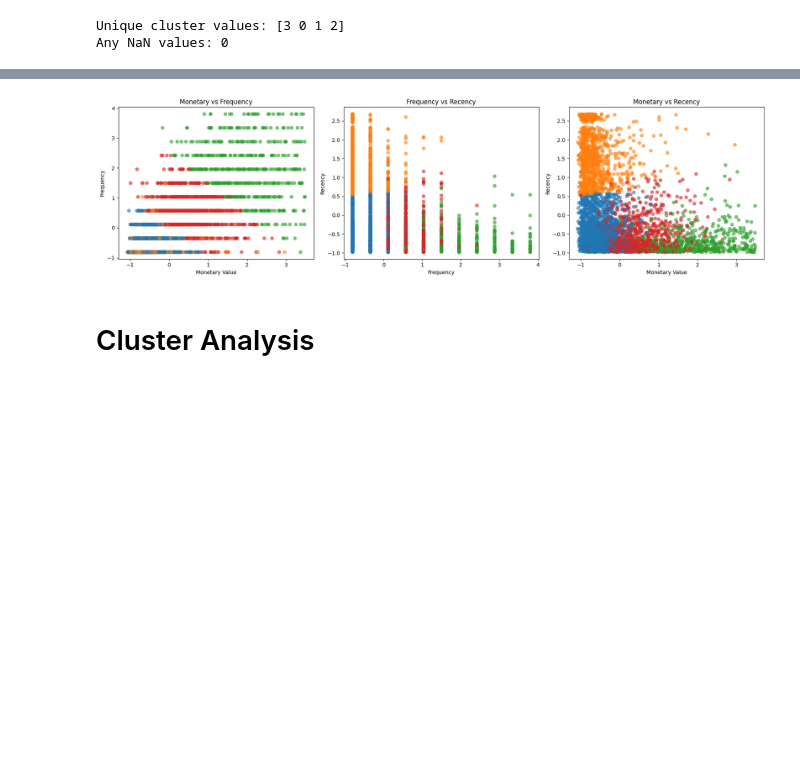
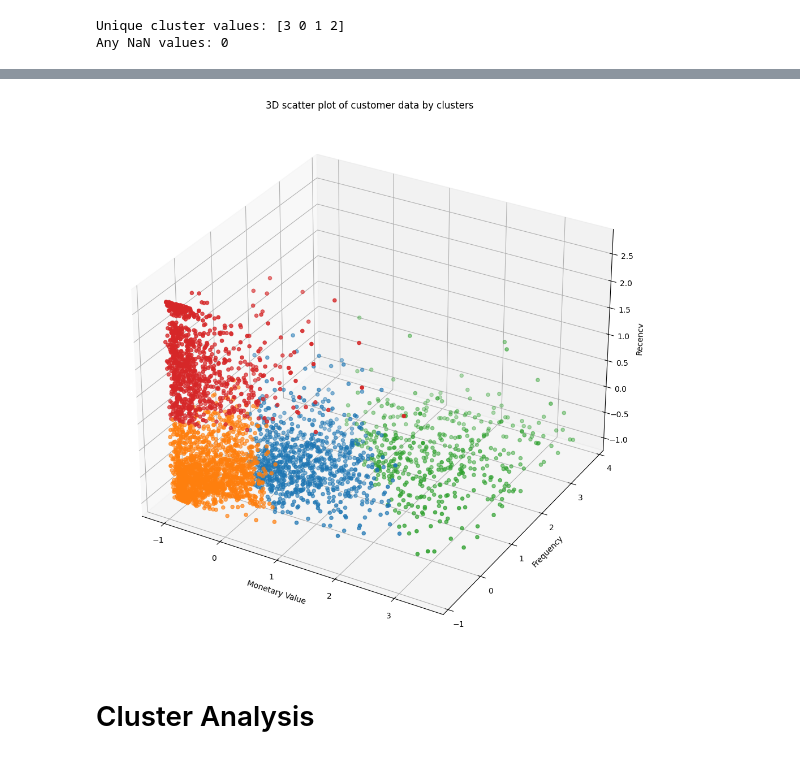
Before and after one commit to tatv047/online-retail-data-analysis, a Jupyter notebook: notebooks/customer-segmentation.ipynb, the cells around one changed output, grey strips where cells are left out. Cells and saved outputs as stored; diff of their text form; code cells hidden in the pictures; blank space fills up the shorter version.

```diff
--- a/notebooks/customer-segmentation.ipynb
+++ b/notebooks/customer-segmentation.ipynb
@@ -442,75 +410,34 @@ plt.show()
-# %%
-import matplotlib.pyplot as plt
-
-# Cluster color mapping (reuse)
-cluster_colors = {
-    0: '#1f77b4',
-    1: '#ff7f0e',
-    2: '#2ca02c',
-    3: '#d62728'
-}
-
-colors = non_outliers_df['Cluster'].map(cluster_colors)
-
-# Extract the columns
-x = scaled_data_df['MonetaryValue']
-y = scaled_data_df['Frequency']
-z = scaled_data_df['Recency']
-
-# Set up 2D plots
-fig, axes = plt.subplots(1, 3, figsize=(18, 5))
-
-# Plot 1: Monetary vs Frequency
-axes[0].scatter(x, y, c=colors, alpha=0.6)
-axes[0].set_xlabel('Monetary Value')
-axes[0].set_ylabel('Frequency')
-axes[0].set_title('Monetary vs Frequency')
-
-# Plot 2: Frequency vs Recency
-axes[1].scatter(y, z, c=colors, alpha=0.6)
-axes[1].set_xlabel('Frequency')
-axes[1].set_ylabel('Recency')
-axes[1].set_title('Frequency vs Recency')
-
-# Plot 3: Monetary vs Recency
-axes[2].scatter(x, z, c=colors, alpha=0.6)
-axes[2].set_xlabel('Monetary Value')
-axes[2].set_ylabel('Recency')
-axes[2].set_title('Monetary vs Recency')
-
-plt.tight_layout()
-plt.show()
-# %% [output]
-[figure, old version]
 # %%
 # visualising the different clusters
 cluster_colors = {
-    0: '#1f77b4',
-    1: '#ff7f0e',
+    0: '#ff7f0e',
+    1: '#d62728',
     2: '#2ca02c',
-    3: '#d62728'
+    3: '#1f77b4'
 }
 
 colors = non_outliers_df['Cluster'].map(cluster_colors)
 
 fig = plt.figure(figsize=(10,10))
 
 ax = fig.add_subplot(projection= '3d')
 
 scatter = ax.scatter(scaled_data_df['MonetaryValue'],
                      scaled_data_df['Frequency'],
                      scaled_data_df['Recency'],
                      c = colors,
                      marker = 'o'
                      )
 
 ax.set_xlabel('Monetary Value')
 ax.set_ylabel('Frequency')
 ax.set_zlabel('Recency')
 
 ax.set_title('3D scatter plot of customer data by clusters')
 
 plt.tight_layout()
 plt.show()
+# %% [output]
+[figure, added]
 # %% [markdown]
 # Cluster Analysis
```
Also changed, not shown: parts of 9 cells of this notebook, 37 other files.
